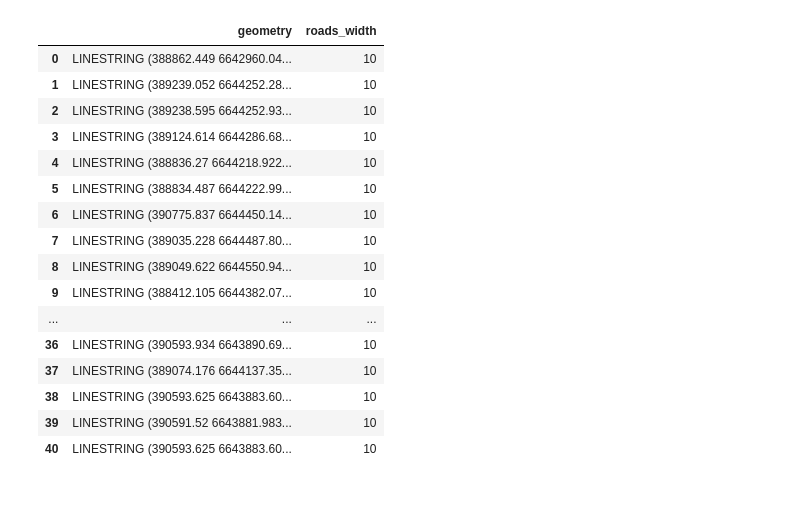
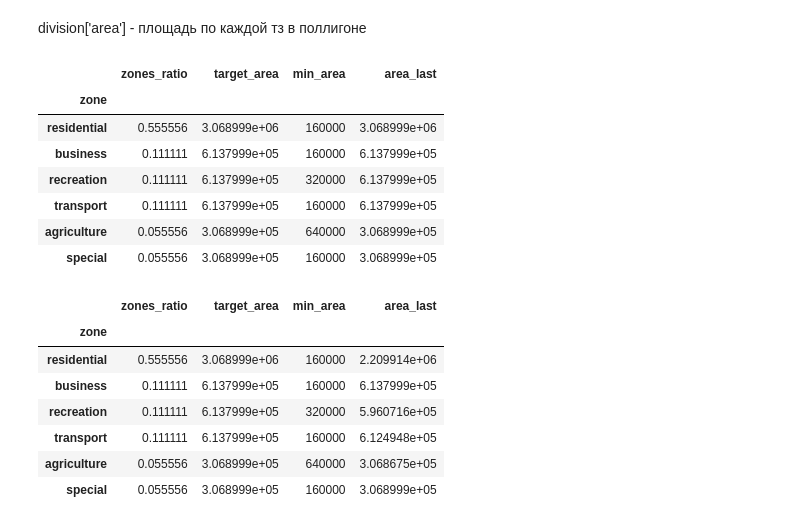
Before and after one commit to IDUclub/GenPlanner, a Jupyter notebook: app/gen_planner/python/src/poisson_sampling.ipynb, the cells around one changed output. Drawn from its saved outputs; the diff is of its cells as text; code cells hidden in the pictures; blank space fills up the shorter version.

```diff
--- a/app/gen_planner/python/src/poisson_sampling.ipynb
+++ b/app/gen_planner/python/src/poisson_sampling.ipynb
@@ -142,22 +146,2 @@ res.explore(m=m1,style_kwds = {'fillOpacity':0.05})
 # %% [output]
 [interactive output not drawn]
-# %%
-roads
-# %% [output]
-|  | geometry | roads_width |
-| 0 | LINESTRING (388862.449 6642960.04... | 10 |
-| 1 | LINESTRING (389239.052 6644252.28... | 10 |
-| 2 | LINESTRING (389238.595 6644252.93... | 10 |
-| 3 | LINESTRING (389124.614 6644286.68... | 10 |
-| 4 | LINESTRING (388836.27 6644218.922... | 10 |
-| 5 | LINESTRING (388834.487 6644222.99... | 10 |
-| 6 | LINESTRING (390775.837 6644450.14... | 10 |
-| 7 | LINESTRING (389035.228 6644487.80... | 10 |
-| 8 | LINESTRING (389049.622 6644550.94... | 10 |
-| 9 | LINESTRING (388412.105 6644382.07... | 10 |
-| ... | ... | ... |
-| 36 | LINESTRING (390593.934 6643890.69... | 10 |
-| 37 | LINESTRING (389074.176 6644137.35... | 10 |
-| 38 | LINESTRING (390593.625 6643883.60... | 10 |
-| 39 | LINESTRING (390591.52 6643881.983... | 10 |
-| 40 | LINESTRING (390593.625 6643883.60... | 10 |
@@ -163,0 +172,35 @@ roads
+# %% [markdown]
+division['area']  - площадь по каждой тз в поллигоне
+# %%
+import pandas as pd
+
+target_zones = pd.DataFrame.from_dict(func_zones.residential_func_zone.zones_ratio, orient='index',
+                                      columns=['zones_ratio']).reset_index().rename(columns={'index': 'zone'})
+target_zones['target_area'] = target_zones['zones_ratio'] * division.area.sum()
+target_zones['min_area'] = target_zones['zone'].apply(lambda x: x.min_block_area)
+target_zones['zone'] = target_zones['zone'].apply(lambda x: x.name)
+target_zones.set_index('zone', inplace=True)
+target_zones['area_last'] = target_zones['target_area']
+target_zones
+# %% [output]
+|  | zones_ratio | target_area | min_area | area_last |
+| zone |  |  |  |  |
+| residential | 0.555556 | 3.068999e+06 | 160000 | 3.068999e+06 |
+| business | 0.111111 | 6.137999e+05 | 160000 | 6.137999e+05 |
+| recreation | 0.111111 | 6.137999e+05 | 320000 | 6.137999e+05 |
+| transport | 0.111111 | 6.137999e+05 | 160000 | 6.137999e+05 |
+| agriculture | 0.055556 | 3.068999e+05 | 640000 | 3.068999e+05 |
+| special | 0.055556 | 3.068999e+05 | 160000 | 3.068999e+05 |
+# %%
+for _, row in ready_zones.iterrows():
+    target_zones.at[row.zone_str, 'area_last'] = target_zones.loc[row.zone_str, 'area_last'] - row['area']
+target_zones
+# %% [output]
+|  | zones_ratio | target_area | min_area | area_last |
+| zone |  |  |  |  |
+| residential | 0.555556 | 3.068999e+06 | 160000 | 2.209914e+06 |
+| business | 0.111111 | 6.137999e+05 | 160000 | 6.137999e+05 |
+| recreation | 0.111111 | 6.137999e+05 | 320000 | 5.960716e+05 |
+| transport | 0.111111 | 6.137999e+05 | 160000 | 6.124948e+05 |
+| agriculture | 0.055556 | 3.068999e+05 | 640000 | 3.068675e+05 |
+| special | 0.055556 | 3.068999e+05 | 160000 | 3.068999e+05 |
```
Also changed, not shown: parts of 11 cells of this notebook, 3 other files.
